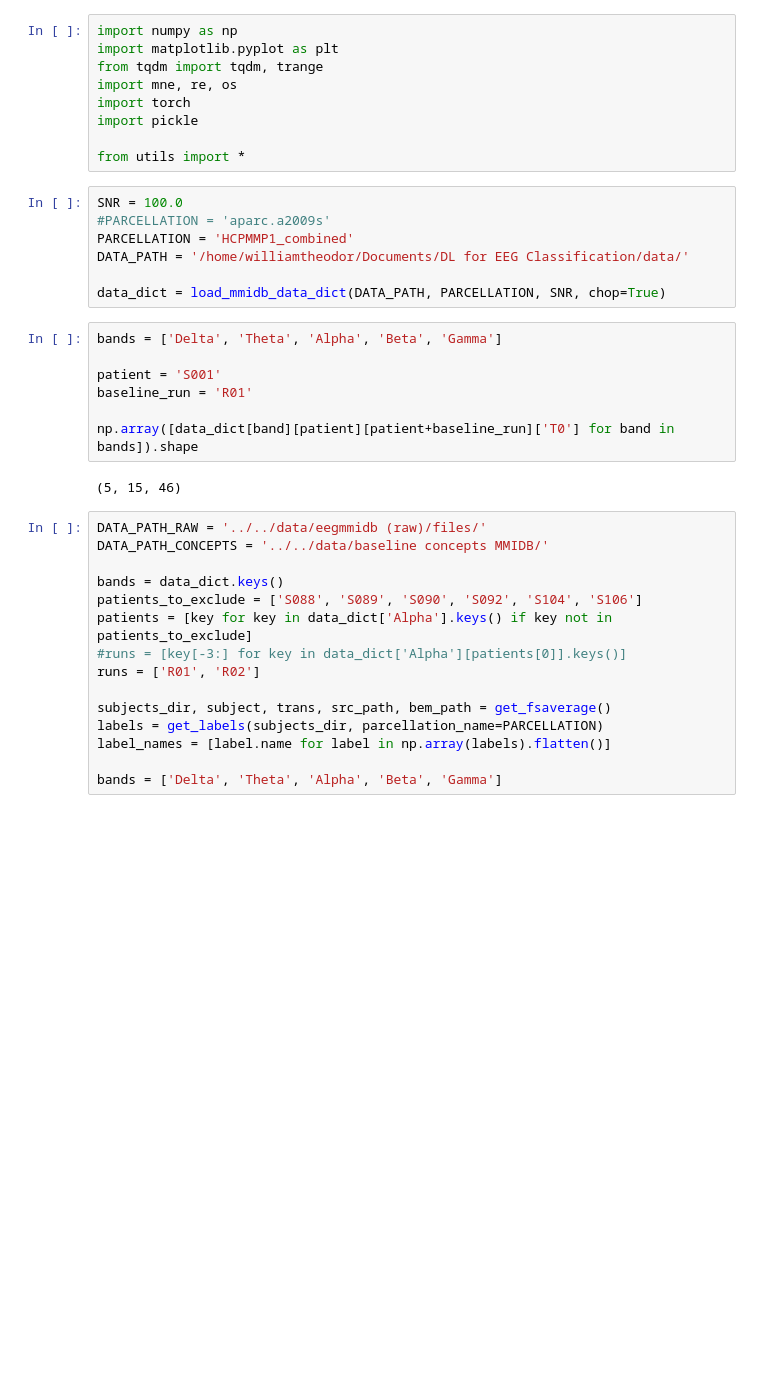
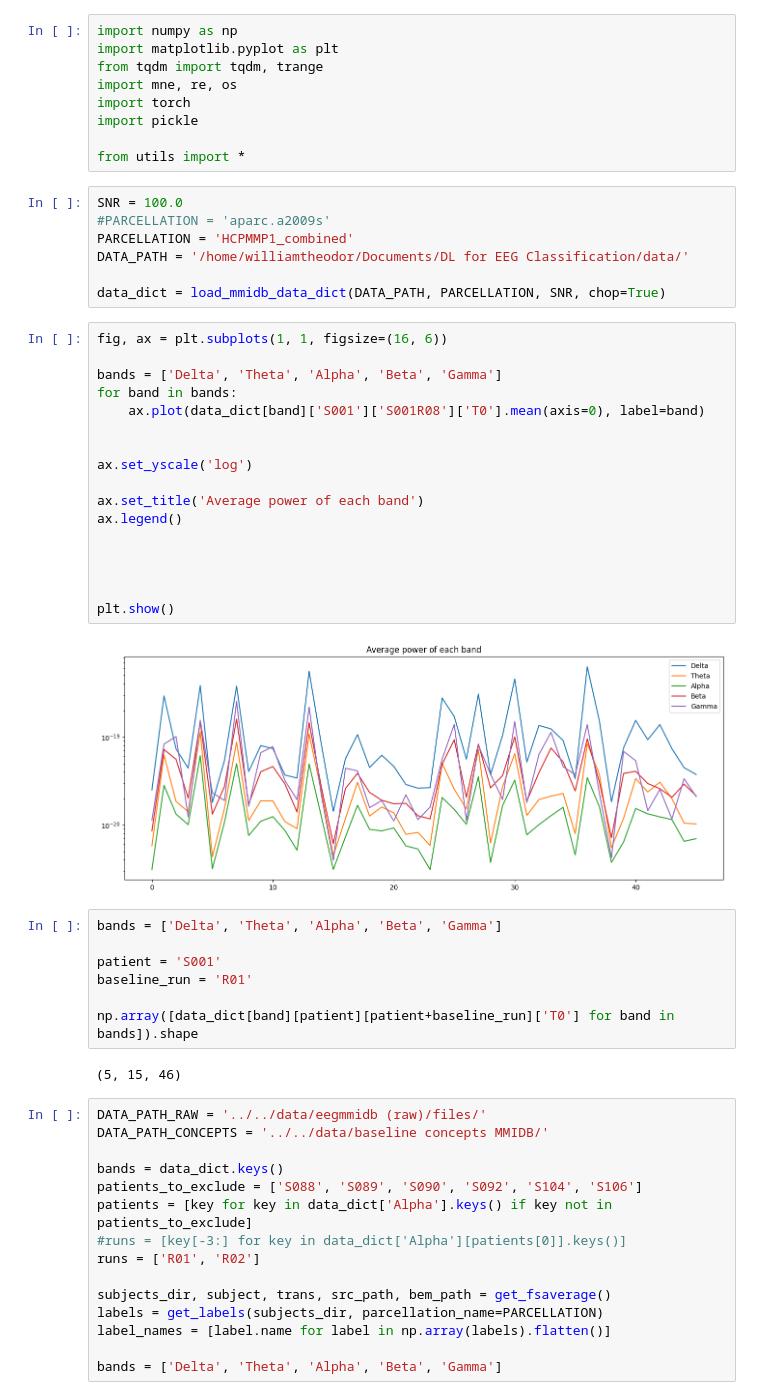
Before and after one commit to gjoelbye/TCAV-BENDR, a Jupyter notebook: notebooks/create_MMIDB_baseline_concepts.ipynb, the cells around one changed output. Saved outputs shown, nothing was run; the diff lists cells and outputs as text; blank space fills up the shorter version.

```diff
--- a/notebooks/create_MMIDB_baseline_concepts.ipynb
+++ b/notebooks/create_MMIDB_baseline_concepts.ipynb
@@ -14,6 +14,25 @@ PARCELLATION = 'HCPMMP1_combined'
 DATA_PATH = '/home/williamtheodor/Documents/DL for EEG Classification/data/'
 
 data_dict = load_mmidb_data_dict(DATA_PATH, PARCELLATION, SNR, chop=True)
+# %%
+fig, ax = plt.subplots(1, 1, figsize=(16, 6))
+
+bands = ['Delta', 'Theta', 'Alpha', 'Beta', 'Gamma']
+for band in bands:
+    ax.plot(data_dict[band]['S001']['S001R08']['T0'].mean(axis=0), label=band)
+
+
+ax.set_yscale('log')
+
+ax.set_title('Average power of each band')
+ax.legend()
+
+
+
+
+plt.show()
+# %% [output]
+[figure, added]
 # %%
 bands = ['Delta', 'Theta', 'Alpha', 'Beta', 'Gamma']
 
```
Also changed, not shown: 2 other files.
